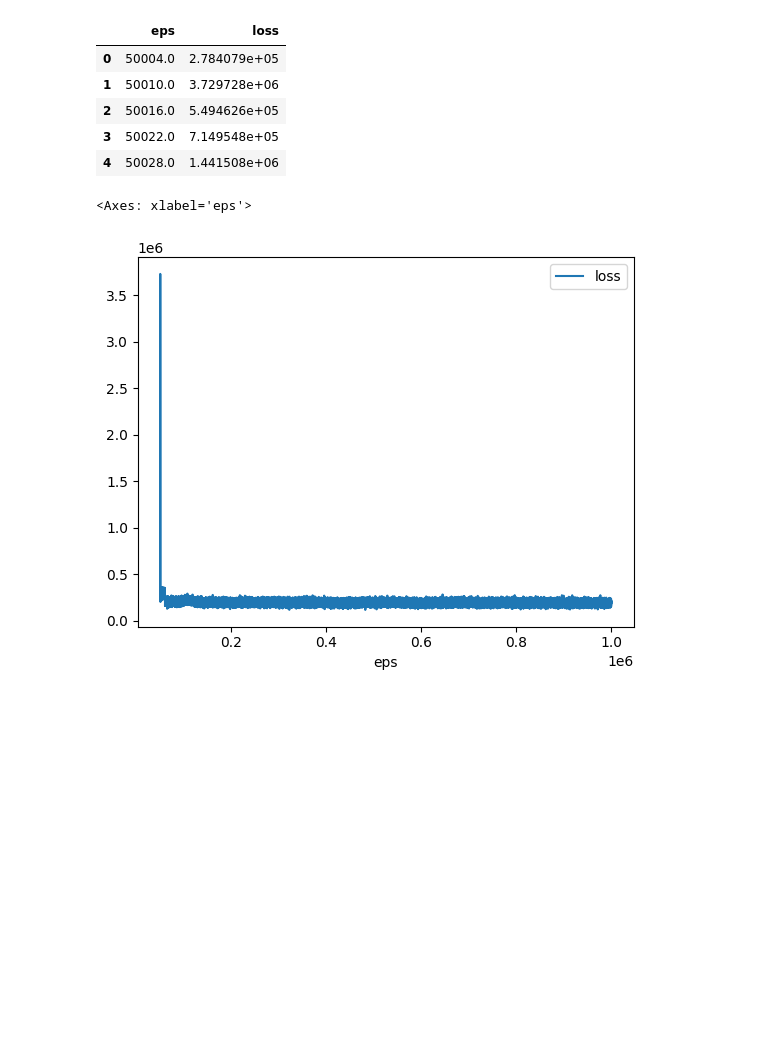
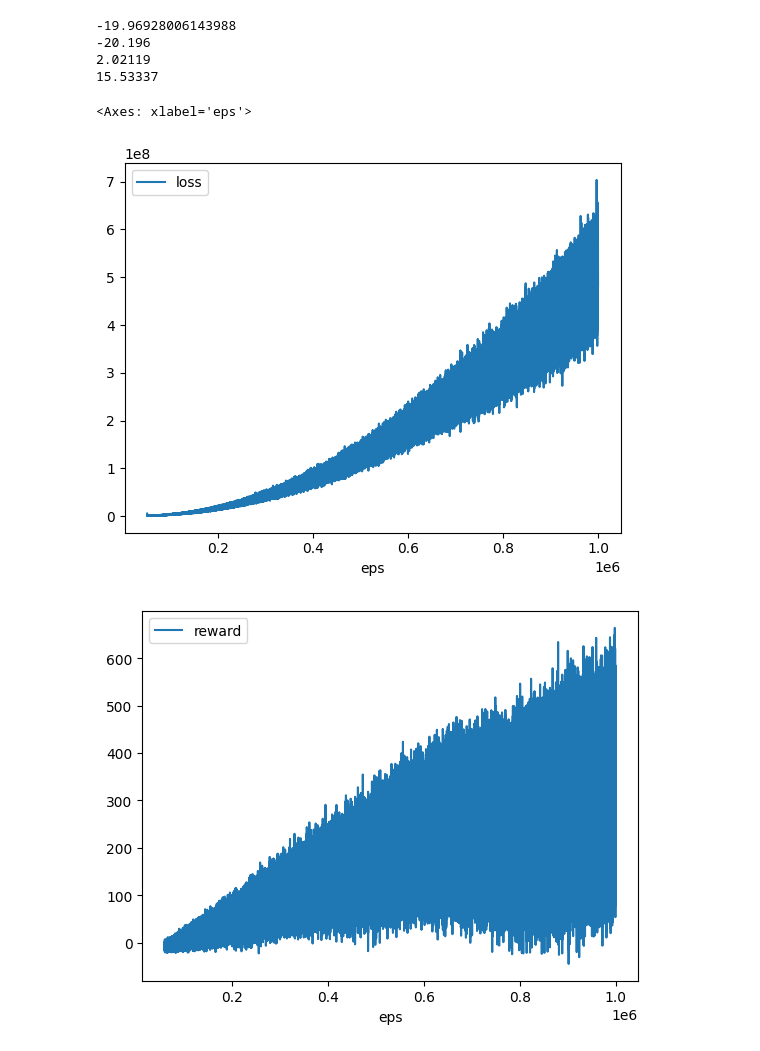
Before and after one commit to syenko/Spades, a Jupyter notebook: data_analysis/training_analysis.ipynb, the cells around one changed output. Drawn from its saved outputs; the diff is of its cells as text; code cells hidden in the pictures; blank space fills up the shorter version.

```diff
--- a/data_analysis/training_analysis.ipynb
+++ b/data_analysis/training_analysis.ipynb
@@ -1,25 +1,35 @@
 # %%
 import pandas as pd
 # %%
-SESSION = "2_27__12_20_41"
+SESSION = "3_7__20_29_10"
 folder_path = f"./training_data/{SESSION}"
+EVAL = "random"
 
 loss_df = pd.read_csv(f"{folder_path}/loss_out.csv", names=["eps", "loss"], header=None)
 reward_df = pd.read_csv(f"{folder_path}/reward_out.csv", names=["eps", "reward"], header=None)
+# reward_df = reward_df.iloc[8335:]
+eval_df = pd.read_csv(f"{folder_path}/{EVAL}/eval_reward_out.csv", names=["eps", "reward"], header=None)
+scores_df = pd.read_csv(f"{folder_path}/{EVAL}/scores.csv", names=["eps", "agent_score", "opp_score"], header=None)
 
 loss_df.head()
+reward_df.head()
+eval_df.head()
+print(reward_df['reward'].mean())
+print(eval_df['reward'].mean())
+print(scores_df['agent_score'].mean())
+print(scores_df['opp_score'].mean())
 # %% [output]
-|  | eps | loss |
-| 0 | 50004.0 | 2.784079e+05 |
-| 1 | 50010.0 | 3.729728e+06 |
-| 2 | 50016.0 | 5.494626e+05 |
-| 3 | 50022.0 | 7.149548e+05 |
-| 4 | 50028.0 | 1.441508e+06 |
+-19.96928006143988
+-20.196
+2.02119
+15.53337
 # %%
 loss_df.plot(x="eps", y="loss")
+reward_df.plot(x="eps", y="reward")
 # %% [output]
 <Axes: xlabel='eps'>
-[figure, old version]
+[figure, new version]
+[figure, added]
 # %%
 loss_df["CMA"] = loss_df["loss"].expanding().mean()
 reward_df["CMA"] = reward_df["reward"].expanding().mean()
```
Also changed, not shown: parts of 2 cells of this notebook, 7 other files.
